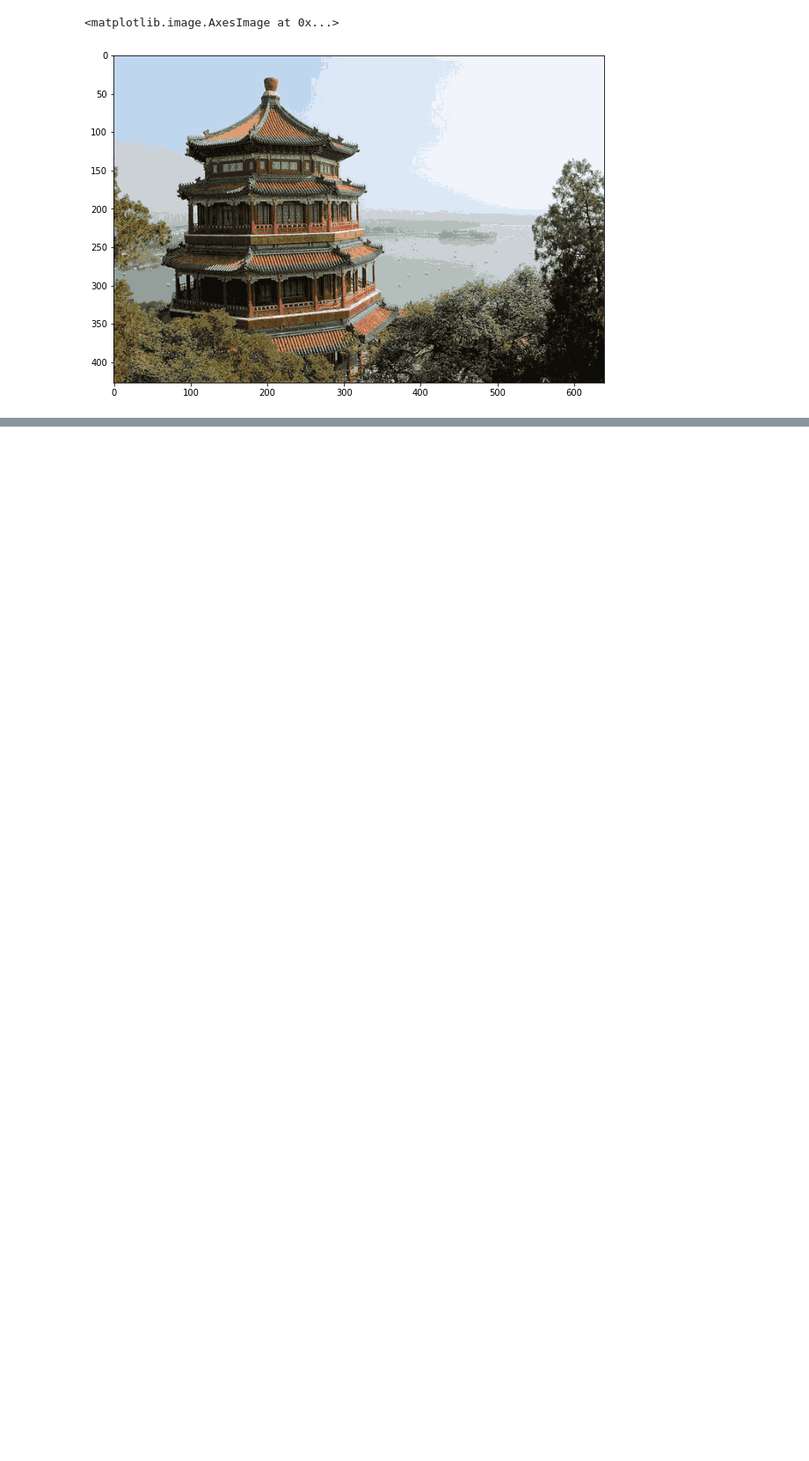
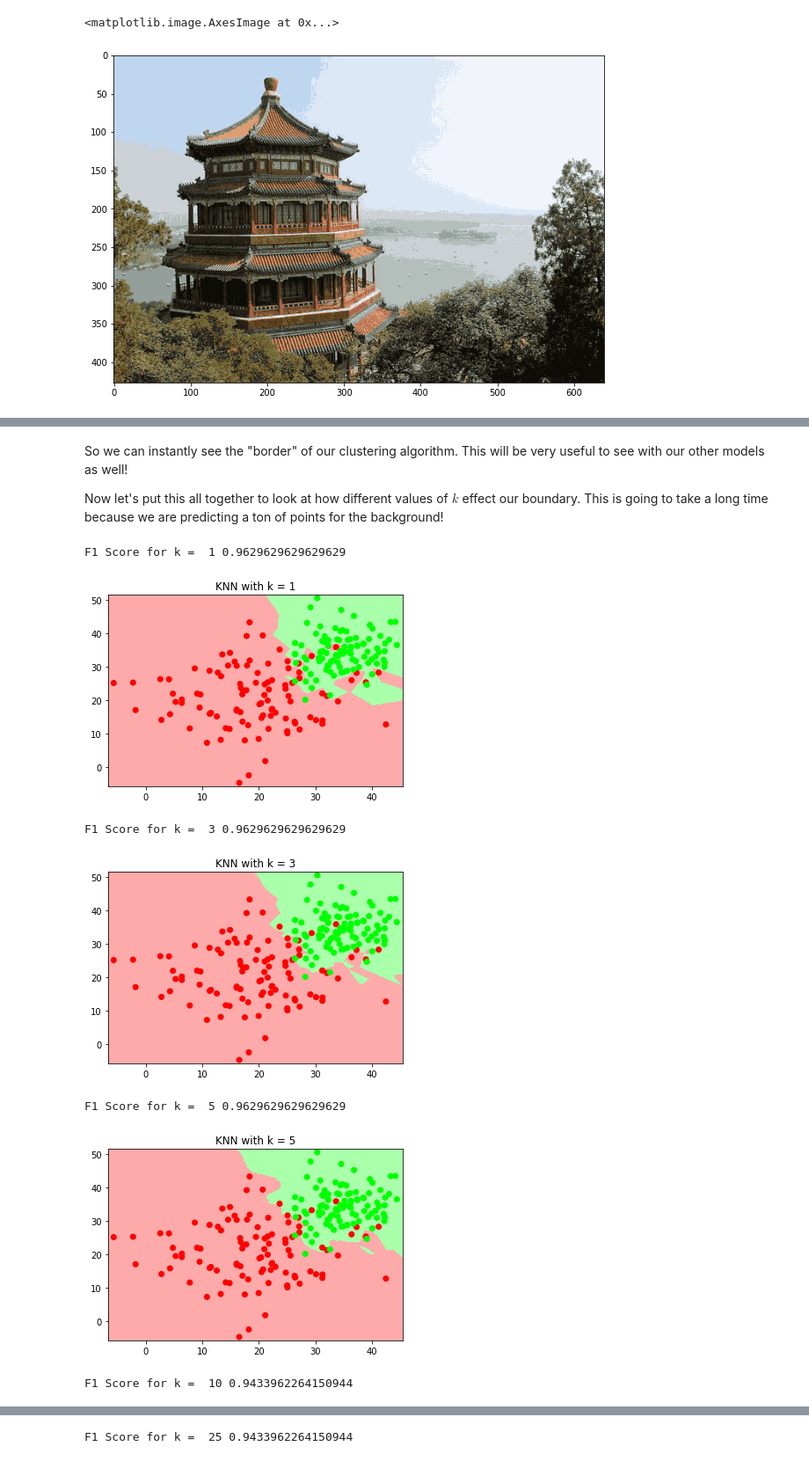
Before and after one commit to stmball/Continuing-Education, a Jupyter notebook: Week_3/Week_5.ipynb, the cells around one changed output, grey strips where cells are left out. Shown at 88% size. Saved outputs shown, nothing was run; the diff lists cells and outputs as text; code cells hidden in the pictures; blank space fills up the shorter version.

```diff
--- a/Week_3/Week_5.ipynb
+++ b/Week_3/Week_5.ipynb
@@ -245,0 +385,50 @@ The [`sklearn.datasets.load_digits`](https://scikit-learn.org/stable/modules/gen
+# %% [markdown]
+So we can instantly see the "border" of our clustering algorithm. This will be very useful to see with our other models as well!
+
+Now let's put this all together to look at how different values of $k$ effect our boundary. This is going to take a long time because we are predicting a ton of points for the background!
+# %%
+for k in [1,3,5,10,25]:
+
+    knn = KNeighborsClassifier(n_neighbors=k)
+    knn.fit(x_train, y_train)
+
+    # Predict
+    y_predict = knn.predict(x_test)
+    print('F1 Score for k = ', k, f1_score(y_test, y_predict))
+
+    x_min, x_max = data[:, 0].min() - 1, data[:, 0].max() + 1
+    y_min, y_max = data[:, 1].min() - 1, data[:, 1].max() + 1
+
+    h=0.1 #h is the step size of the mesh - lower h means higher resolution.
+
+    xx, yy = np.meshgrid(np.arange(x_min, x_max, h), np.arange(y_min, y_max, h))
+
+    #Ravel will take the 2 dimensional xx and yy arrays and "unravel" them into a 1d array.
+    #c_ then pairs off these points to give a 1 dimensional array with x and y points for every point in the meshgrid.
+    #We then predict every point and call this Z, then reshape it so it's the same shape as xx and yy
+
+    Z = knn.predict(np.c_[xx.ravel(),yy.ravel()])
+    Z = Z.reshape(xx.shape)
+
+    #We then define our own colormaps (you can skip this step if you want), and plot our data using a colormesh and a scatter plot.
+
+    from matplotlib.colors import ListedColormap
+
+    cmap_light = ListedColormap(['#FFAAAA', '#AAFFAA'])
+    cmap_bold = ListedColormap(['#FF0000', '#00FF00'])
+
+    fig, ax = plt.subplots()
+    ax.pcolormesh(xx, yy, Z, cmap=cmap_light)
+    ax.scatter(data[:, 0], data[:, 1], c=classes, cmap = cmap_bold)
+    ax.set_xlim(xx.min(), xx.max())
+    ax.set_ylim(yy.min(), yy.max())
+    ax.set_title("KNN with k = " + str(k))
+    plt.show()
+# %% [output]
+F1 Score for k =  1 0.9629629629629629
+[figure, added]
+F1 Score for k =  3 0.9629629629629629
+[figure, added]
+F1 Score for k =  5 0.9629629629629629
+[figure, added]
+F1 Score for k =  10 0.9433962264150944
@@ -245,0 +436 @@ The [`sklearn.datasets.load_digits`](https://scikit-learn.org/stable/modules/gen
+F1 Score for k =  25 0.9433962264150944
```
Also changed, not shown: parts of 20 cells of this notebook.
